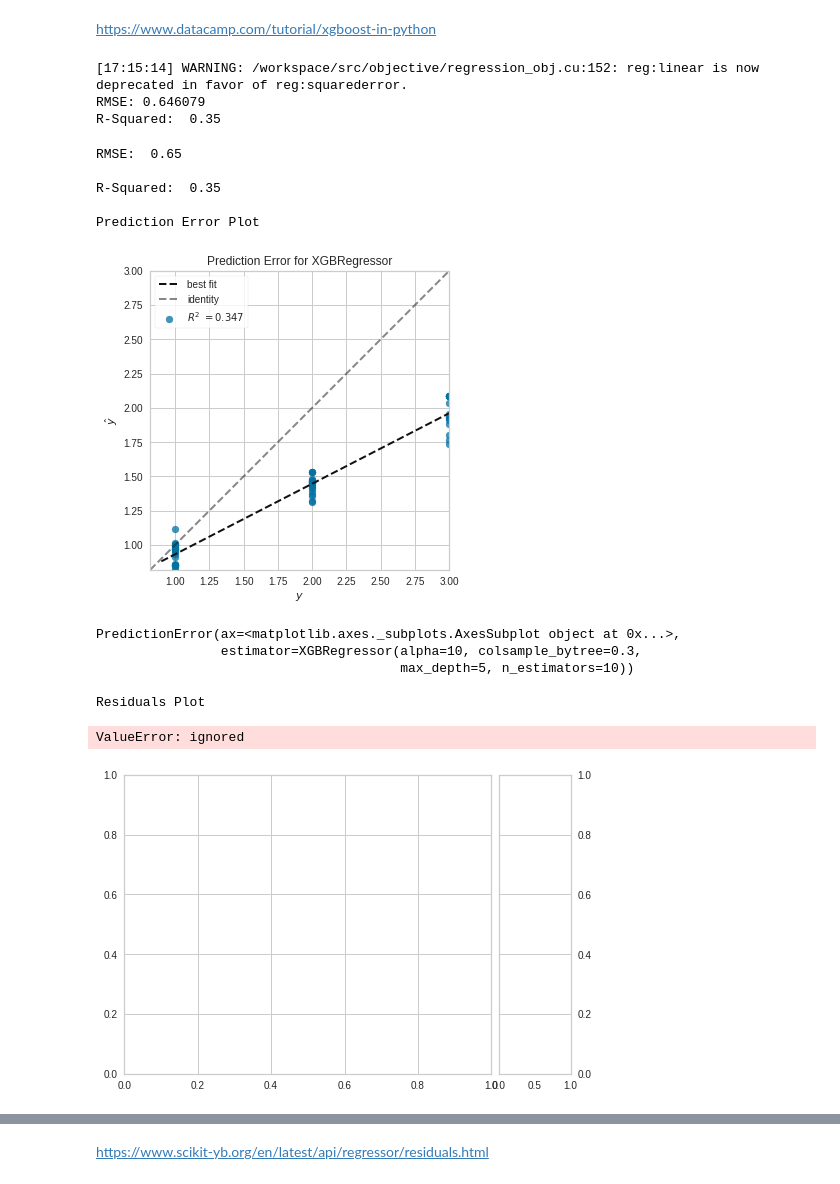
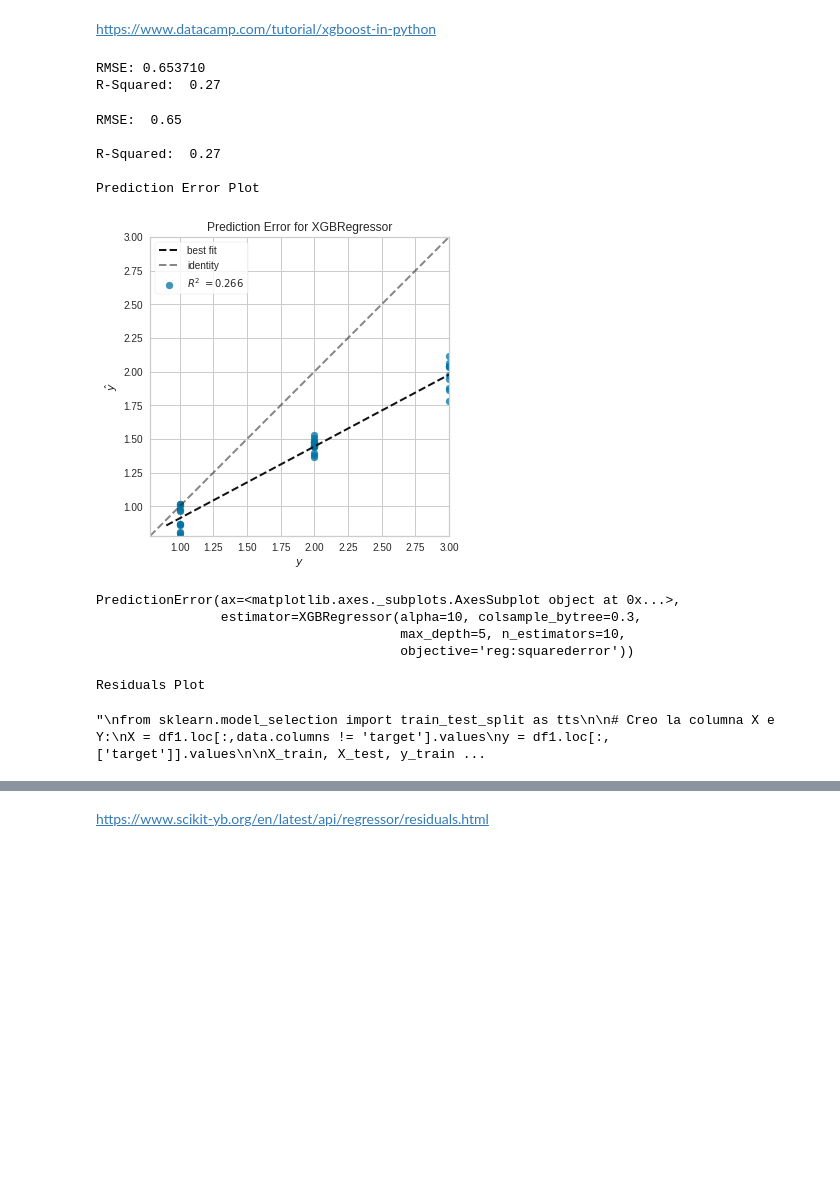
Before and after one commit to JMML2021/Sprint-7.-Algoritmes-d-aprenentatge-supervisat-Classificaci-, a Jupyter notebook: Sprint_7_Algoritmes_d’aprenentatge_supervisat_Classificacio.ipynb, the cells around one changed output, grey strips where cells are left out. Cells and saved outputs as stored; diff of their text form; code cells hidden in the pictures; blank space fills up the shorter version.

```diff
--- a/Sprint_7_Algoritmes_d’aprenentatge_supervisat_Classificacio.ipynb
+++ b/Sprint_7_Algoritmes_d’aprenentatge_supervisat_Classificacio.ipynb
@@ -455,7 +455,7 @@ X_train, X_test, y_train, y_test = train_test_split(datos_x, datos_y, test_size=
 
 data_dmatrix = xgb.DMatrix(data=datos_x,label=datos_y)
 # %%
-xg_reg = xgb.XGBRegressor(objective ='reg:linear', colsample_bytree = 0.3, learning_rate = 0.1,
+xg_reg = xgb.XGBRegressor(objective ="reg:squarederror", colsample_bytree = 0.3, learning_rate = 0.1,
                 max_depth = 5, alpha = 10, n_estimators = 10)
 # %%
 xg_reg.fit(X_train,y_train)
@@ -469,46 +469,60 @@ R_squared = r2_score(y_test, preds)
 
 print("R-Squared: ", np.round(R_squared, 2))
 # %% [output]
-[17:15:14] WARNING: /workspace/src/objective/regression_obj.cu:152: reg:linear is now deprecated in favor of reg:squarederror.
-RMSE: 0.646079
-R-Squared:  0.35
+RMSE: 0.653710
+R-Squared:  0.27
 # %%
 # Making the Prediction Error Plot
 
 from yellowbrick.regressor import residuals_plot
 from yellowbrick.regressor import prediction_error
 from sklearn.metrics import mean_squared_error as mse
 
-y_pred = xg_reg.predict(X_test) # Predictions
-y_true = y_test # True values
 
 MSE = mse(y_true, y_pred)
 RMSE = np.sqrt(MSE)
 
 print("\nRMSE: ", np.round(RMSE, 2))
 print()
 print("R-Squared: ", np.round(R_squared, 2))
 
 print("\nPrediction Error Plot")
 print(prediction_error(xg_reg, X_train, y_train, X_test, y_test))
 
 # Making the Residuals Plot
 print("\nResiduals Plot")
-print(residuals_plot(xg_reg, X_train, y_train, X_test, y_test))
+
+#NO SON de la misma LONGITUD ERROR
+#print(residuals_plot(xg_reg, X_train, y_train, X_test, y_test))
 # %% [output]
 RMSE:  0.65
 
-R-Squared:  0.35
+R-Squared:  0.27
 
 Prediction Error Plot
-[figure, old version]
+[figure, new version]
 PredictionError(ax=<matplotlib.axes._subplots.AxesSubplot object at 0x...>,
                 estimator=XGBRegressor(alpha=10, colsample_bytree=0.3,
-                                       max_depth=5, n_estimators=10))
+                                       max_depth=5, n_estimators=10,
+                                       objective='reg:squarederror'))
 
 Residuals Plot
-ValueError: ignored
-[figure, removed]
+# %%
+# BORRAR peroblemas con SIZE
+'''
+from sklearn.model_selection import train_test_split as tts
+
+# Creo la columna X e Y:
+X = df1.loc[:,data.columns != 'target'].values
+y = df1.loc[:,['target']].values
+
+X_train, X_test, y_train, y_test = tts(X, y, test_size=0.2, shuffle=True)
+
+# Create the visualizer, fit, score, and show it
+print(residuals_plot(xg_reg, X_train, y_train, X_test, y_test))
+'''
+# %% [output]
+"\nfrom sklearn.model_selection import train_test_split as tts\n\n# Creo la columna X e Y:\nX = df1.loc[:,data.columns != 'target'].values\ny = df1.loc[:,['target']].values\n\nX_train, X_test, y_train ...
 # %%
 print(X_train.shape)
 print(y_train.shape)
```
Also changed, not shown: parts of 17 cells of this notebook.
